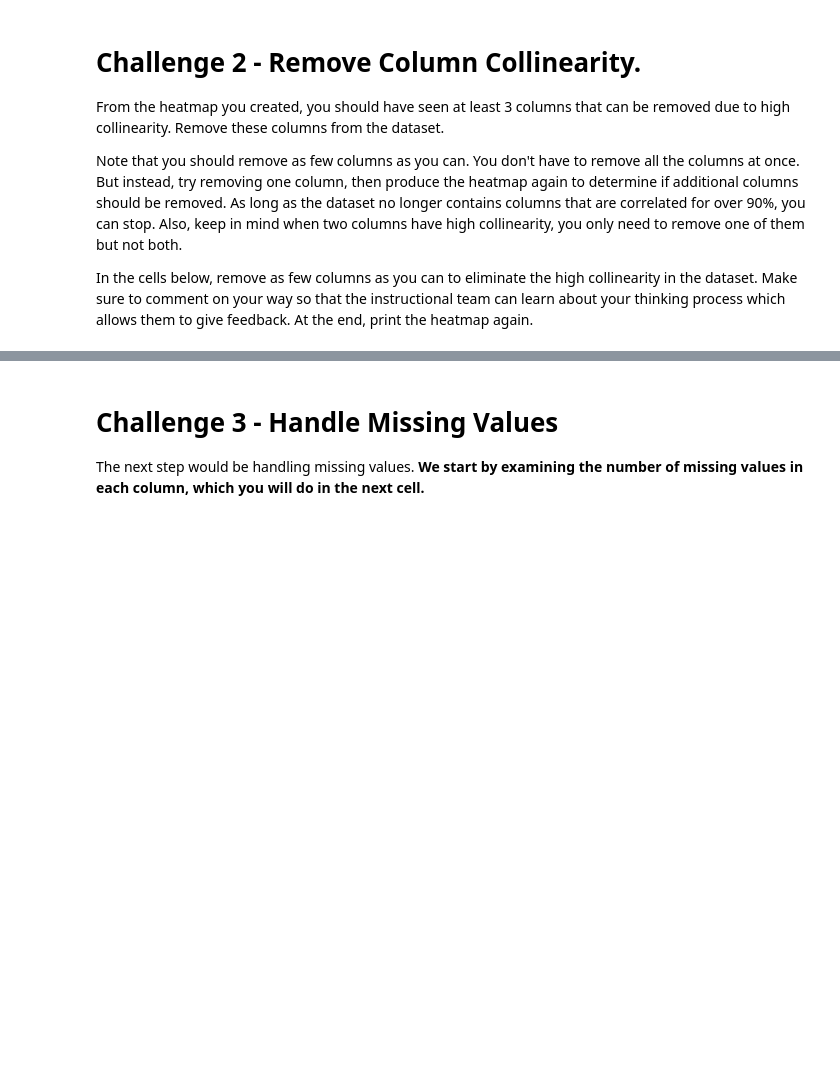
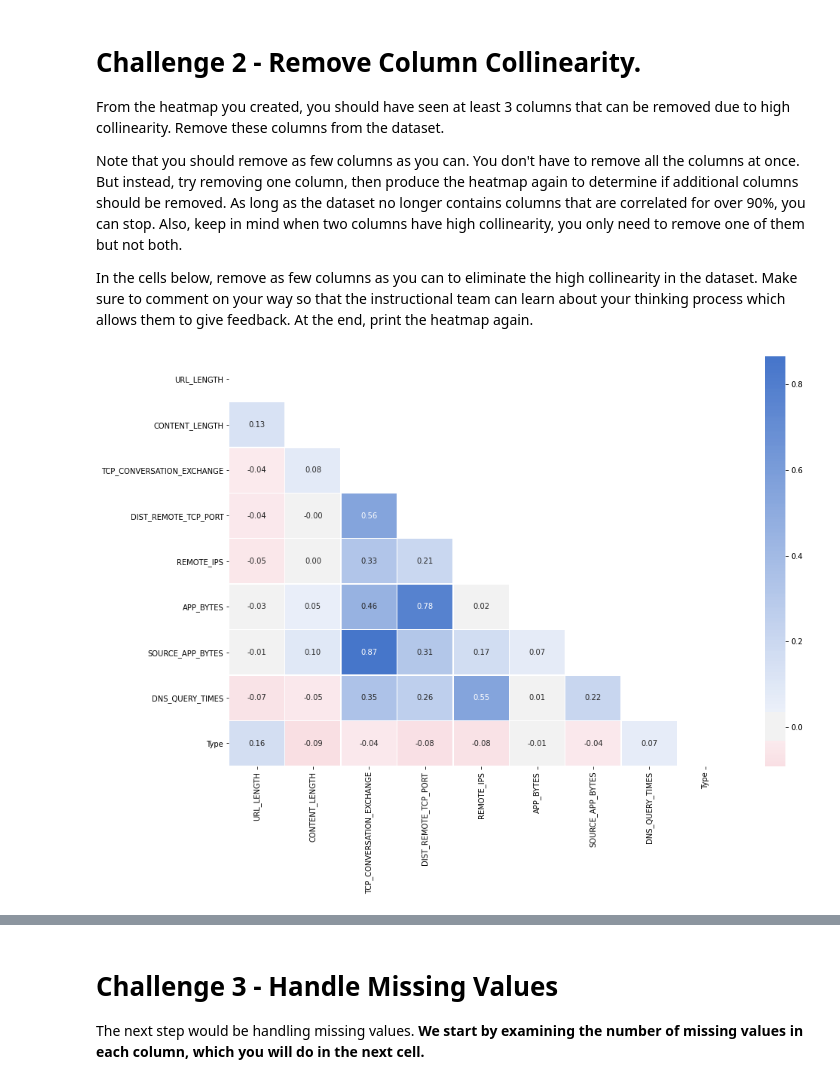
Before and after one commit to ta-data-mexpt/lab-supervised-learning, a Jupyter notebook: your-code/main.ipynb, the cells around one changed output, grey strips where cells are left out. Saved outputs shown, nothing was run; the diff lists cells and outputs as text; code cells hidden in the pictures; blank space fills up the shorter version.

```diff
--- a/your-code/main.ipynb
+++ b/your-code/main.ipynb
@@ -225,5 +225,16 @@ Note that you should remove as few columns as you can. You don't have to remove
 In the cells below, remove as few columns as you can to eliminate the high collinearity in the dataset. Make sure to comment on your way so that the instructional team can learn about your thinking process which allows them to give feedback. At the end, print the heatmap again.
 # %%
 # Your code here
+# %%
+cols_to_drop = [
+    'NUMBER_SPECIAL_CHARACTERS','SOURCE_APP_PACKETS', 'REMOTE_APP_PACKETS',
+    'SOURCE_APP_BYTES', 'REMOTE_APP_BYTES', 'APP_PACKETS'
+]
+# %%
+correlation_plot(
+    corr_matrix(websites.drop(columns=cols_to_drop[:3]+cols_to_drop[4:]))
+);
+# %% [output]
+[figure, added]
 # %%
 # Your comment here
```
Also changed, not shown: parts of 2 cells of this notebook.
